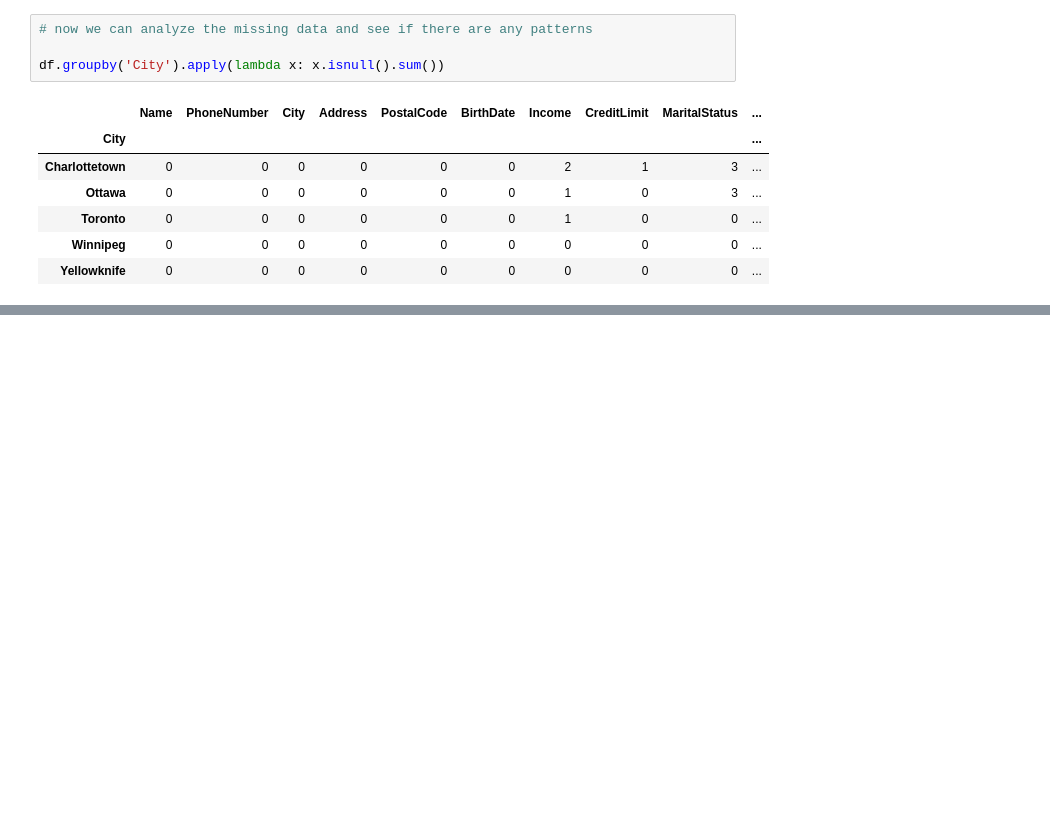
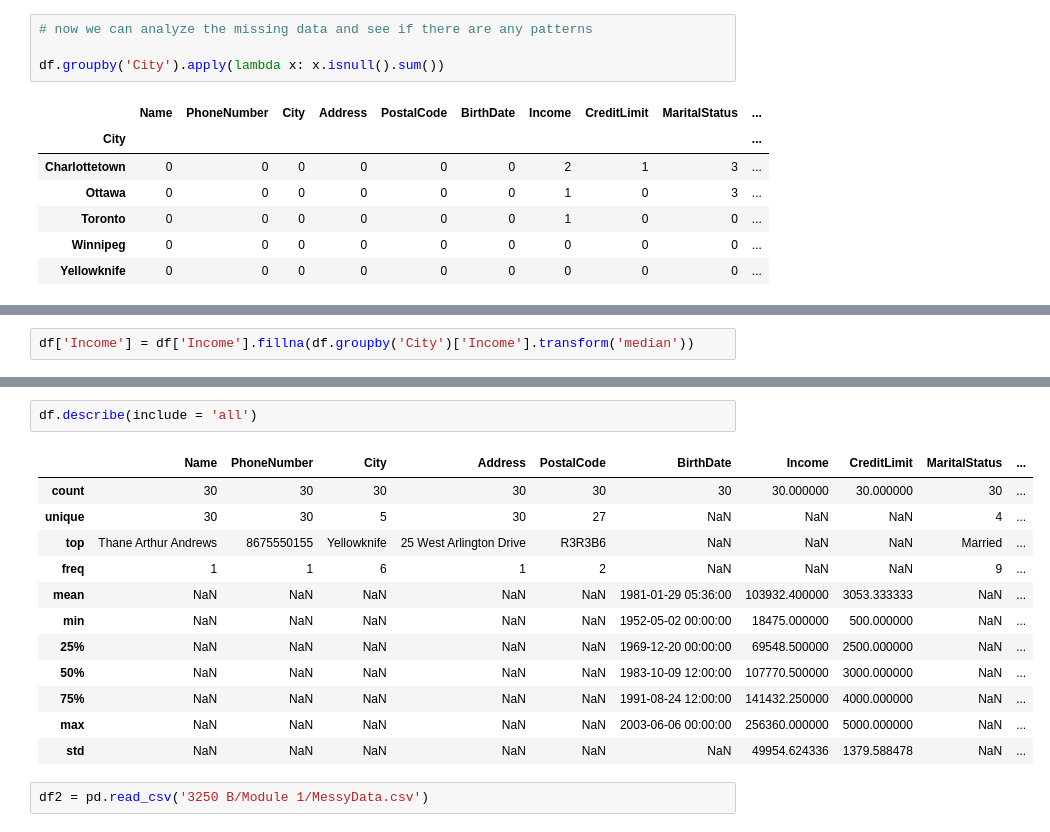
Before and after one commit to delinai/python_2, a Jupyter notebook: Feb26_2024/class1.ipynb, the cells around one changed output, grey strips where cells are left out. Saved outputs shown, nothing was run; the diff lists cells and outputs as text; blank space fills up the shorter version.

```diff
--- a/Feb26_2024/class1.ipynb
+++ b/Feb26_2024/class1.ipynb
@@ -325,0 +459,2 @@ df.groupby('City').apply(lambda x: x.isnull().sum())
+# %%
+df['Income'] = df['Income'].fillna(df.groupby('City')['Income'].transform('median'))
@@ -325,0 +502,17 @@ df.groupby('City').apply(lambda x: x.isnull().sum())
+# %%
+df.describe(include = 'all')
+# %% [output]
+|  | Name | PhoneNumber | City | Address | PostalCode | BirthDate | Income | CreditLimit | MaritalStatus | ... |
+| count | 30 | 30 | 30 | 30 | 30 | 30 | 30.000000 | 30.000000 | 30 | ... |
+| unique | 30 | 30 | 5 | 30 | 27 | NaN | NaN | NaN | 4 | ... |
+| top | Thane Arthur Andrews | 8675550155 | Yellowknife | 25 West Arlington Drive | R3R3B6 | NaN | NaN | NaN | Married | ... |
+| freq | 1 | 1 | 6 | 1 | 2 | NaN | NaN | NaN | 9 | ... |
+| mean | NaN | NaN | NaN | NaN | NaN | 1981-01-29 05:36:00 | 103932.400000 | 3053.333333 | NaN | ... |
+| min | NaN | NaN | NaN | NaN | NaN | 1952-05-02 00:00:00 | 18475.000000 | 500.000000 | NaN | ... |
+| 25% | NaN | NaN | NaN | NaN | NaN | 1969-12-20 00:00:00 | 69548.500000 | 2500.000000 | NaN | ... |
+| 50% | NaN | NaN | NaN | NaN | NaN | 1983-10-09 12:00:00 | 107770.500000 | 3000.000000 | NaN | ... |
+| 75% | NaN | NaN | NaN | NaN | NaN | 1991-08-24 12:00:00 | 141432.250000 | 4000.000000 | NaN | ... |
+| max | NaN | NaN | NaN | NaN | NaN | 2003-06-06 00:00:00 | 256360.000000 | 5000.000000 | NaN | ... |
+| std | NaN | NaN | NaN | NaN | NaN | NaN | 49954.624336 | 1379.588478 | NaN | ... |
+# %%
+df2 = pd.read_csv('3250 B/Module 1/MessyData.csv')
```
Also changed, not shown: parts of 44 cells of this notebook, 1 other file.
